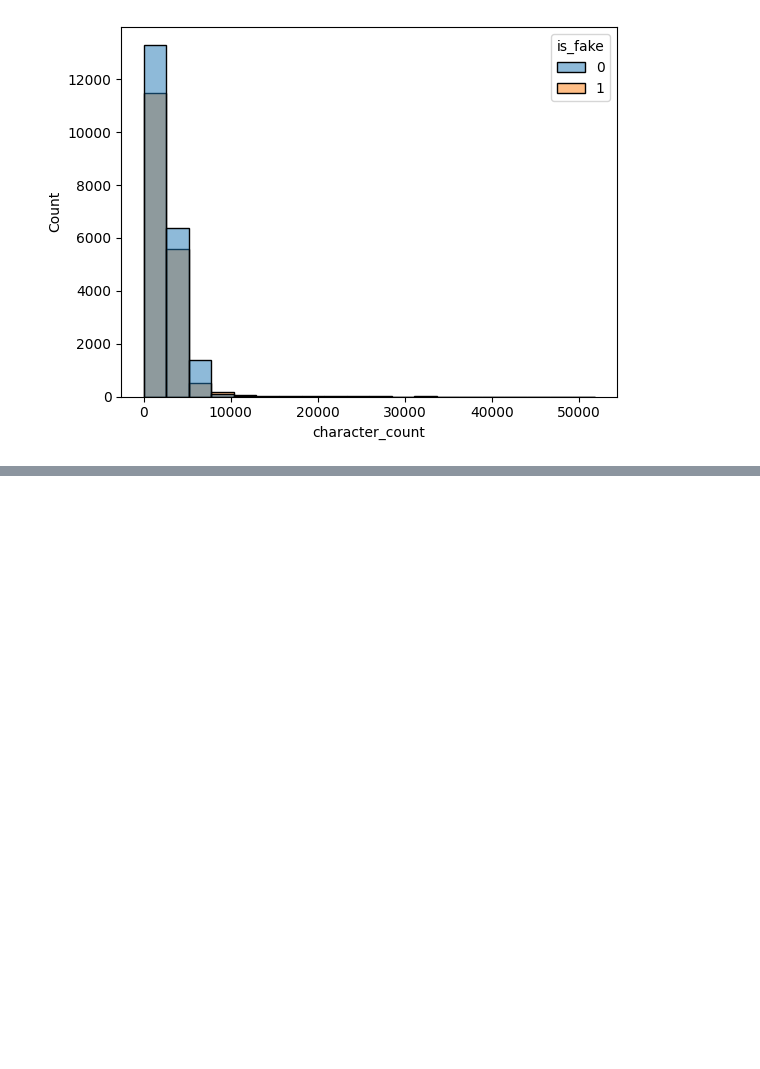
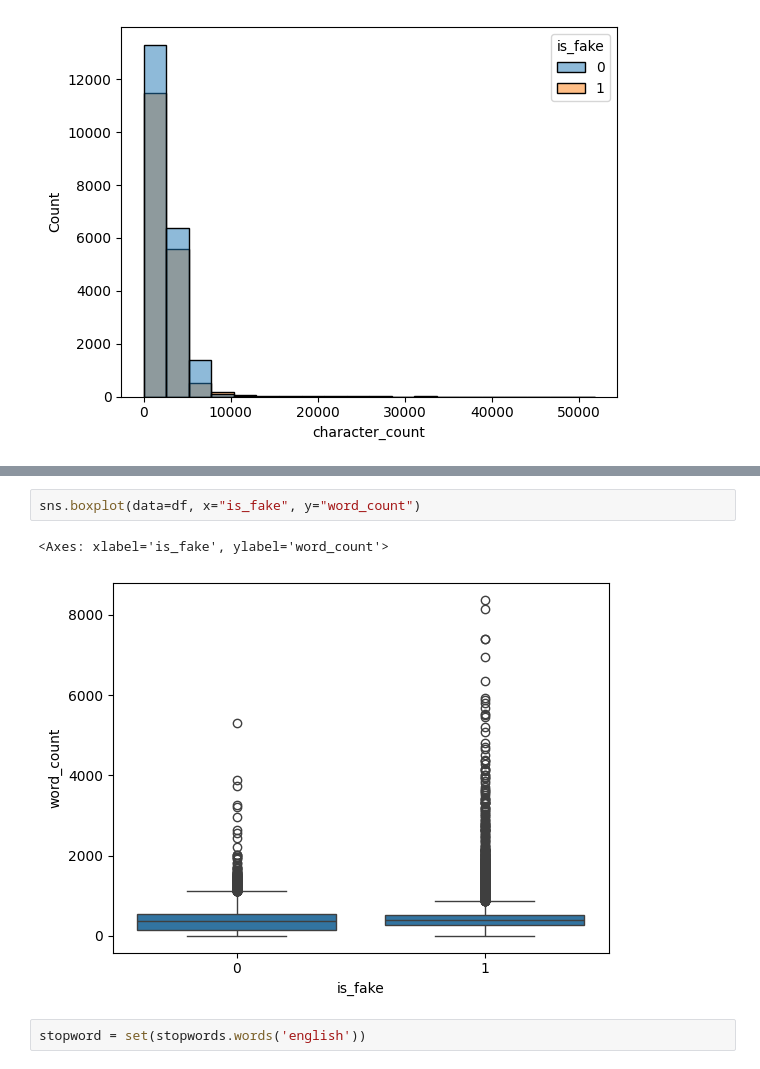
Before and after one commit to LexaBeni/fake-news-detection, a Jupyter notebook: notebooks/EDA.ipynb, the cells around one changed output, grey strips where cells are left out. Saved outputs shown, nothing was run; the diff lists cells and outputs as text; blank space fills up the shorter version.

```diff
--- a/notebooks/EDA.ipynb
+++ b/notebooks/EDA.ipynb
@@ -126,0 +164,7 @@ sns.histplot(data=df, x='character_count', bins=20, hue='is_fake')
+# %%
+sns.boxplot(data=df, x="is_fake", y="word_count")
+# %% [output]
+<Axes: xlabel='is_fake', ylabel='word_count'>
+[figure, added]
+# %%
+stopword = set(stopwords.words('english'))
```
Also changed, not shown: parts of 40 cells of this notebook.
